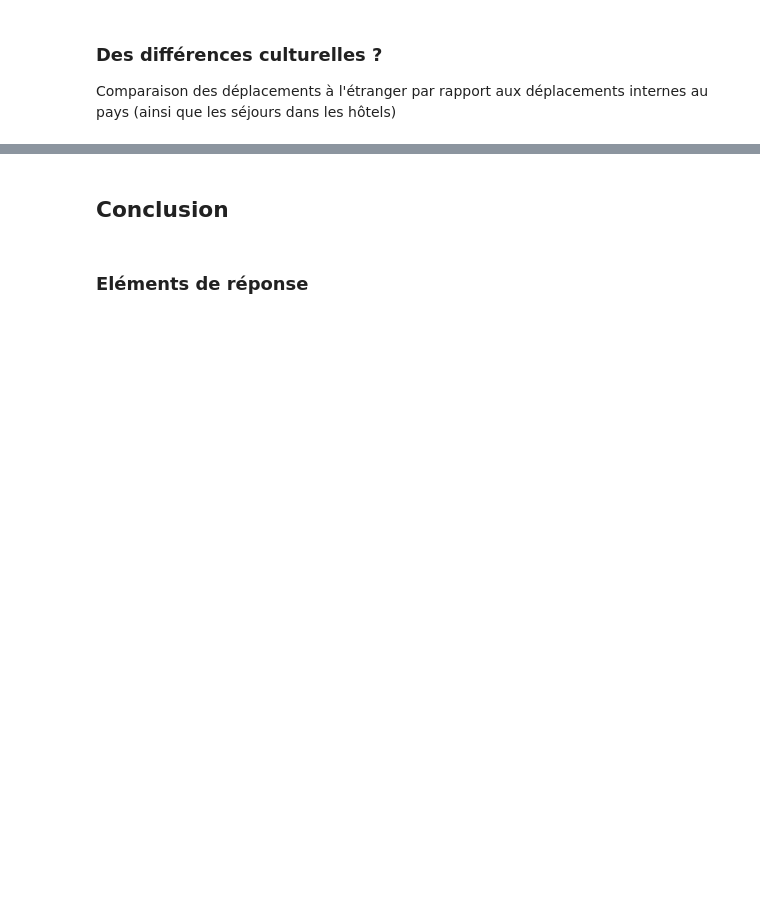
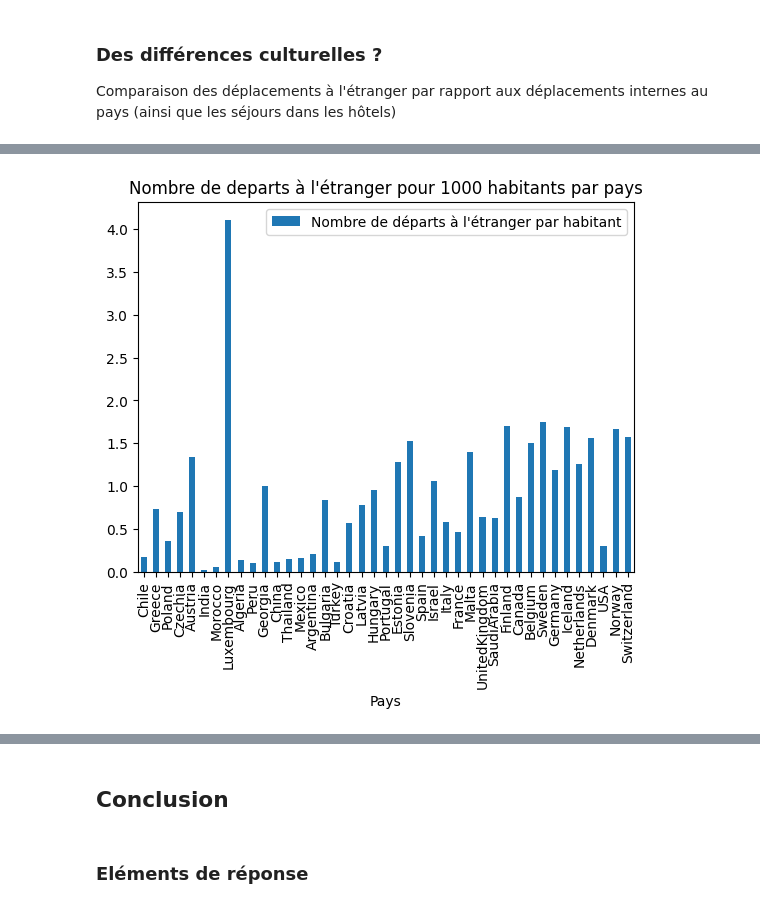
Before and after one commit to BONNET-Quentin/Projet-info, a Jupyter notebook: Projet.ipynb, the cells around one changed output, grey strips where cells are left out. Saved outputs shown, nothing was run; the diff lists cells and outputs as text; code cells hidden in the pictures; blank space fills up the shorter version.

```diff
--- a/Projet.ipynb
+++ b/Projet.ipynb
@@ -121,0 +142,13 @@ Comparaison des déplacements à l'étranger par rapport aux déplacements inter
+# %%
+def histogramme(titre = None, X=None, Y=None, titrex=None, titrey=None, tri=None, glabel : list = None):
+    L=[X,Y,tri]
+    df1=df.loc[df[Y].notna() & df[X].notna(), L]
+    if tri!=None:
+        df1=df1.sort_values(by=tri)
+    df1.plot.bar(x=X, y=Y, xlabel=titrex, ylabel=titrey, title=titre, label=glabel )
+    plt.show()
+# %%
+df["Nombre de départs à l'étranger par habitant"]=df["Nombre de départs à l'étranger par an pour 1000 habitants"]/1000
+histogramme(X="Pays", Y="Nombre de départs à l'étranger par habitant", titre = "Nombre de departs à l'étranger pour 1000 habitants par pays", titrex="Pays", tri="PIB / habitant")
+# %% [output]
+[figure, added]
```
Also changed, not shown: parts of 8 cells of this notebook, 1 other file.
